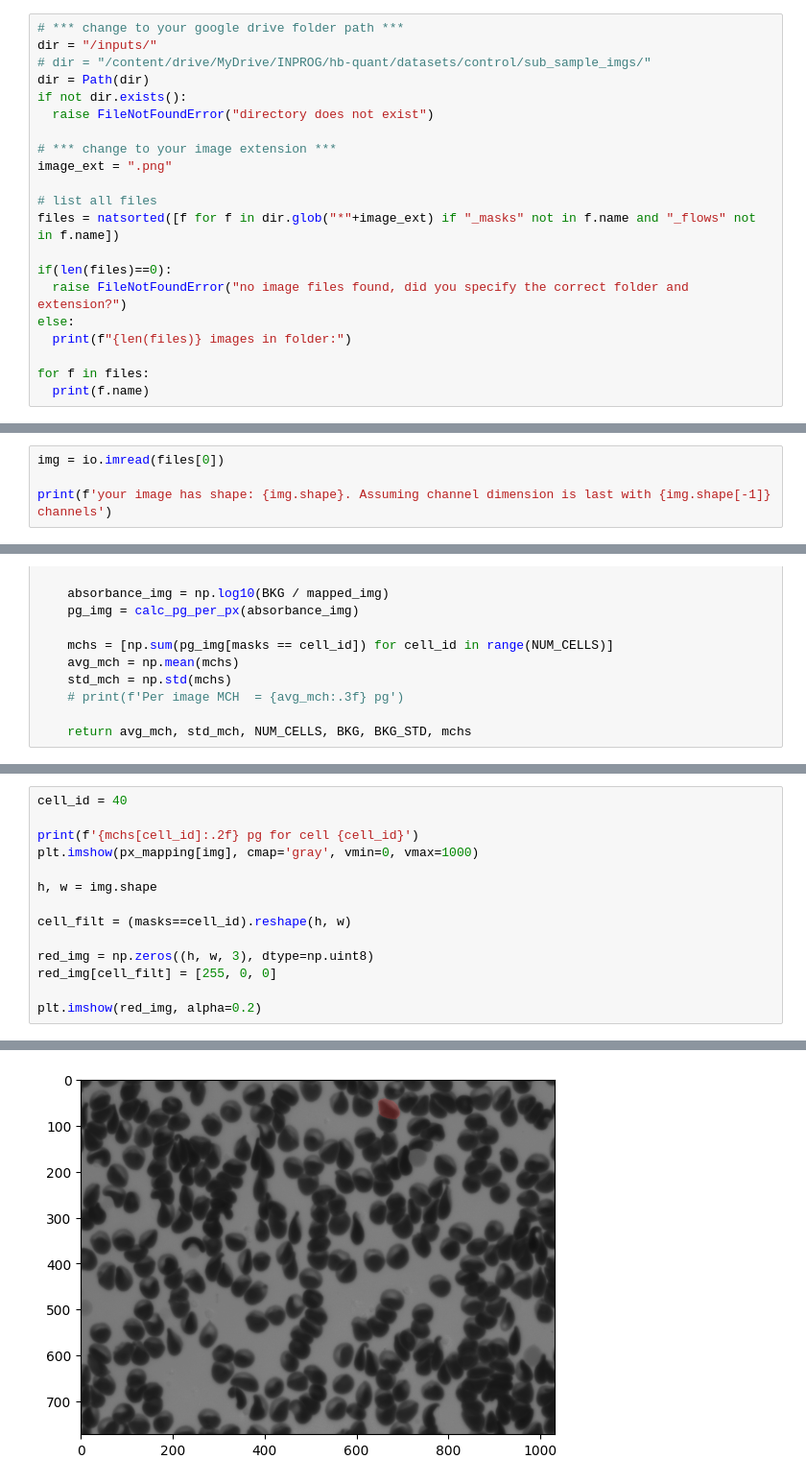
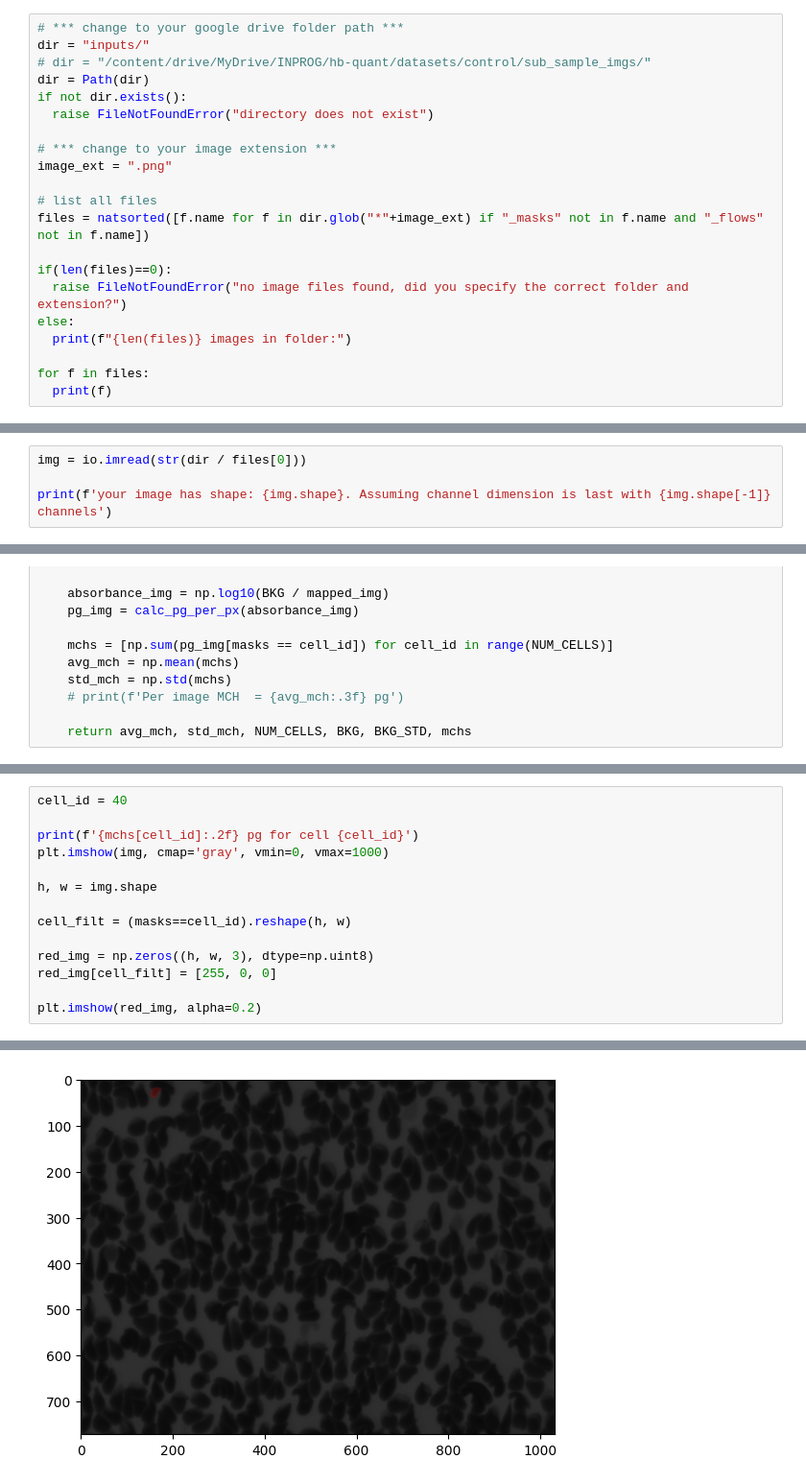
Before and after one commit to czbiohub-sf/lfm-data-utilities, a Jupyter notebook: lfm_data_utilities/mch_quantification/cellpose_sandbox.ipynb, the cells around one changed output, grey strips where cells are left out. Shown at 96% size. Cells and saved outputs as stored; diff of their text form.

```diff
--- a/lfm_data_utilities/mch_quantification/cellpose_sandbox.ipynb
+++ b/lfm_data_utilities/mch_quantification/cellpose_sandbox.ipynb
@@ -40,7 +40,7 @@ torch version:          2.7.0
 Input directory with your images:
 # %%
 # *** change to your google drive folder path ***
-dir = "/inputs/"
+dir = "inputs/"
 # dir = "/content/drive/MyDrive/INPROG/hb-quant/datasets/control/sub_sample_imgs/"
 dir = Path(dir)
 if not dir.exists():
@@ -50,7 +50,7 @@ if not dir.exists():
 image_ext = ".png"
 
 # list all files
-files = natsorted([f for f in dir.glob("*"+image_ext) if "_masks" not in f.name and "_flows" not in f.name])
+files = natsorted([f.name for f in dir.glob("*"+image_ext) if "_masks" not in f.name and "_flows" not in f.name])
 
 if(len(files)==0):
   raise FileNotFoundError("no image files found, did you specify the correct folder and extension?")
@@ -58,7 +58,7 @@ else:
   print(f"{len(files)} images in folder:")
 
 for f in files:
-  print(f.name)
+  print(f)
 # %% [output]
 1 images in folder:
 00000.png
@@ -78,6 +78,6 @@ Here are some of the parameters you can change:
 * ***tile_norm_blocksize*** determines the size of blocks used for normalizing the image. The default is 0, which means the entire image is normalized together.
   You may want to change this to 100-200 pixels if you have very inhomogeneous brightness across your image.
 # %%
-img = io.imread(files[0])
+img = io.imread(str(dir / files[0]))
 
 print(f'your image has shape: {img.shape}. Assuming channel dimension is last with {img.shape[-1]} channels')
@@ -257,7 +259,7 @@ BKG STD = 39.03
 cell_id = 40
 
 print(f'{mchs[cell_id]:.2f} pg for cell {cell_id}')
-plt.imshow(px_mapping[img], cmap='gray', vmin=0, vmax=1000)
+plt.imshow(img, cmap='gray', vmin=0, vmax=1000)
 
 h, w = img.shape
 
@@ -272,2 +274,2 @@ plt.imshow(red_img, alpha=0.2)
 <matplotlib.image.AxesImage at 0x...>
-[figure, old version]
+[figure, new version]
```
Also changed, not shown: parts of 10 cells of this notebook, 1 other file.
